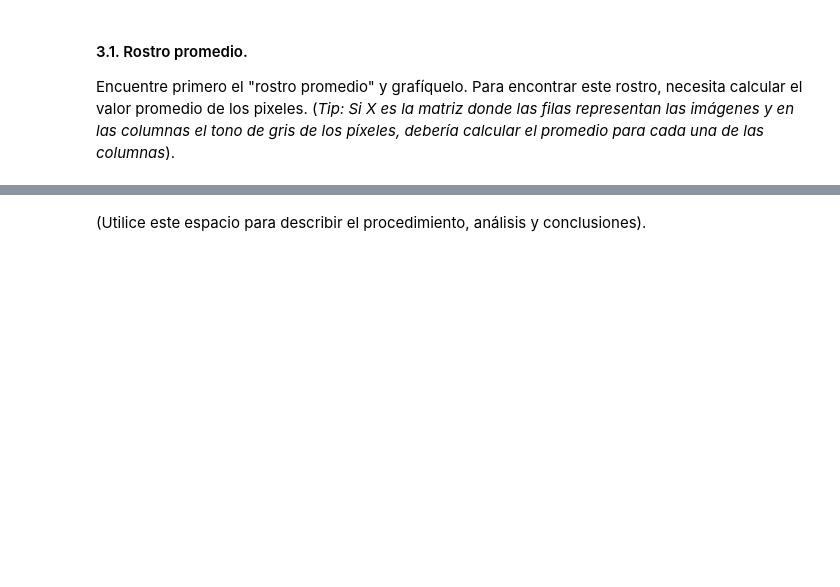
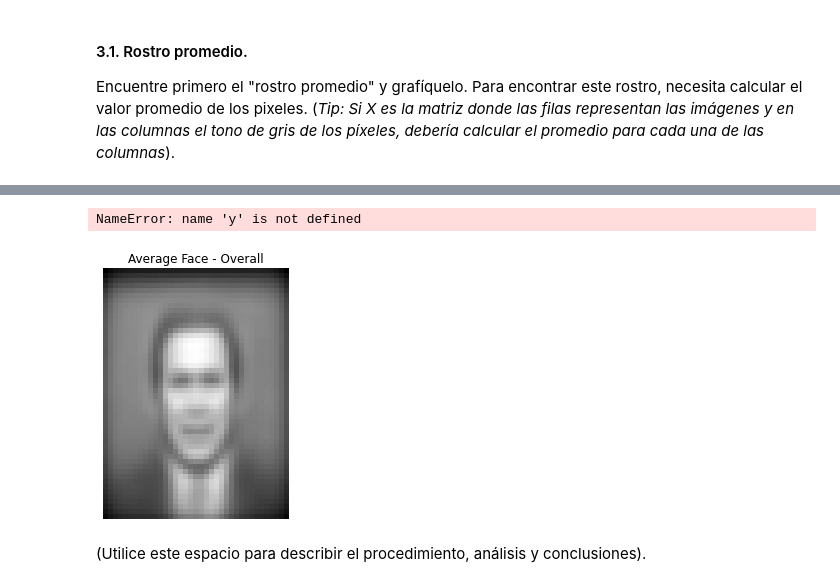
Before and after one commit to jddiaze/AprendizajeNoSupervisado, a Jupyter notebook: Semana2/S2_LC_Taller_SVD.ipynb, the cells around one changed output, grey strips where cells are left out. Cells and saved outputs as stored; diff of their text form; code cells hidden in the pictures; blank space fills up the shorter version.

```diff
--- a/Semana2/S2_LC_Taller_SVD.ipynb
+++ b/Semana2/S2_LC_Taller_SVD.ipynb
@@ -246,3 +207,49 @@ for person_name, average_face in average_faces.items():
+# %%
+y
+# %% [output]
+NameError: name 'y' is not defined
+# %%
+# Utilice este espacio para escribir el código.
+import pandas as pd
+# Número de muestras
+n_samples, h, w = lfw_people.images.shape
+
+images = lfw_people.images
+labels = lfw_people.target
+target_names = lfw_people.target_names
+
+#Aplasto los datos para poder trabajar "mas intuitivamente" con las matrices
+X = lfw_people.data
+X = pd.DataFrame(X)
+
+y = lfw_people.target
+y = pd.DataFrame(y, columns=['label'])
+
+df = y.join(X)
+
+# Mapear los índices de target_names a los valores de etiqueta en el DataFrame
+y['name'] = y['label'].apply(lambda x: target_names[x])
+df = y.join(X)
+
+# Se cálcula el promedio.
+Xmean = df.drop(columns=[ 'label']).mean(axis=0)
+
+# Calcular el promedio por persona -- Por ejercicio Mental
+average_faces_per_person = {}
+for person_label in df['label'].unique():
+    person_name = target_names[person_label]
+    person_images = df[df['label'] == person_label].drop(columns=['label'])
+    person_average = person_images.mean(axis=0).to_numpy()
+    average_faces_per_person[person_name] = person_average
+
+plt.figure(figsize=(4, 4))
+plt.imshow(Xmean.values.reshape((h, w)), cmap='gray')
+plt.title("Average Face - Overall")
+plt.axis('off')
+plt.tight_layout()
+plt.show()
+# %% [output]
+[figure, added]
 # %% [markdown]
 (Utilice este espacio para describir el procedimiento, análisis y conclusiones).
 # %% [markdown]
```
Also changed, not shown: parts of 10 cells of this notebook, 1 other file.
